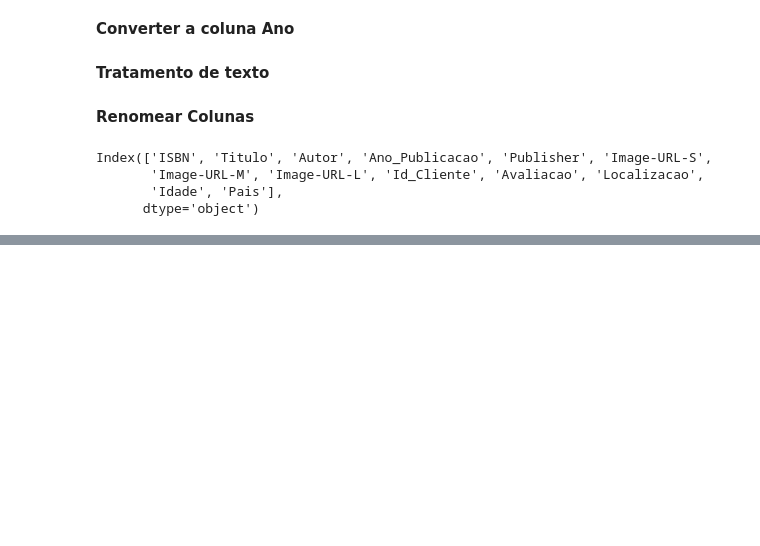
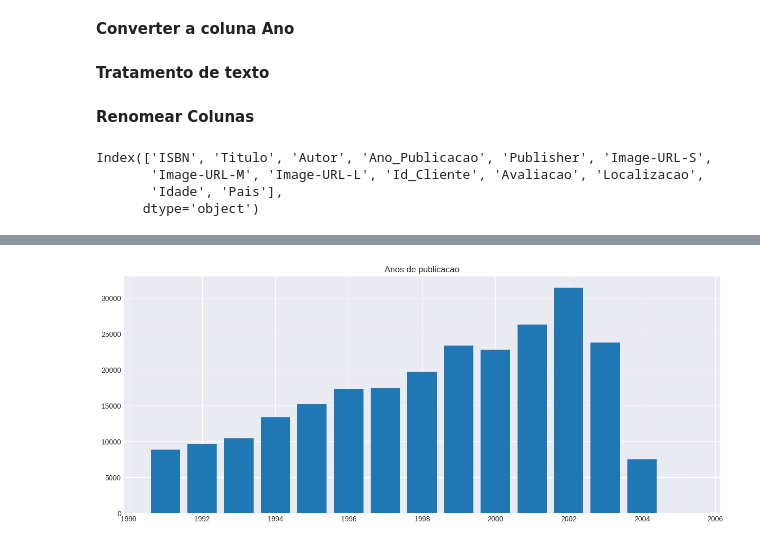
Before and after one commit to drdssouza/Curso---Machine-Learning-Sistema-de-Recomenda-o-com-python, a Jupyter notebook: Machine_Learning_Sistema_de_Recomendação_com_python.ipynb, the cells around one changed output, grey strips where cells are left out. Cells and saved outputs as stored; diff of their text form; code cells hidden in the pictures; blank space fills up the shorter version.

```diff
--- a/Machine_Learning_Sistema_de_Recomendação_com_python.ipynb
+++ b/Machine_Learning_Sistema_de_Recomendação_com_python.ipynb
@@ -179,0 +306,3 @@ Index(['ISBN', 'Titulo', 'Autor', 'Ano_Publicacao', 'Publisher', 'Image-URL-S',
+# %%
+analise_ano = tab_cruzada['Ano_Publicacao'].value_counts().sort_index().reset_index()
+analise_ano.head()
@@ -179,0 +316,7 @@ Index(['ISBN', 'Titulo', 'Autor', 'Ano_Publicacao', 'Publisher', 'Image-URL-S',
+# %%
+filtro = analise_ano.loc[(analise_ano['index']>1990) & (analise_ano['index']<2020)]
+
+plt.title('Anos de publicacao')
+plt.bar(filtro['index'], filtro['Ano_Publicacao']);
+# %% [output]
+[figure, added]
```
Also changed, not shown: parts of 20 cells of this notebook.
